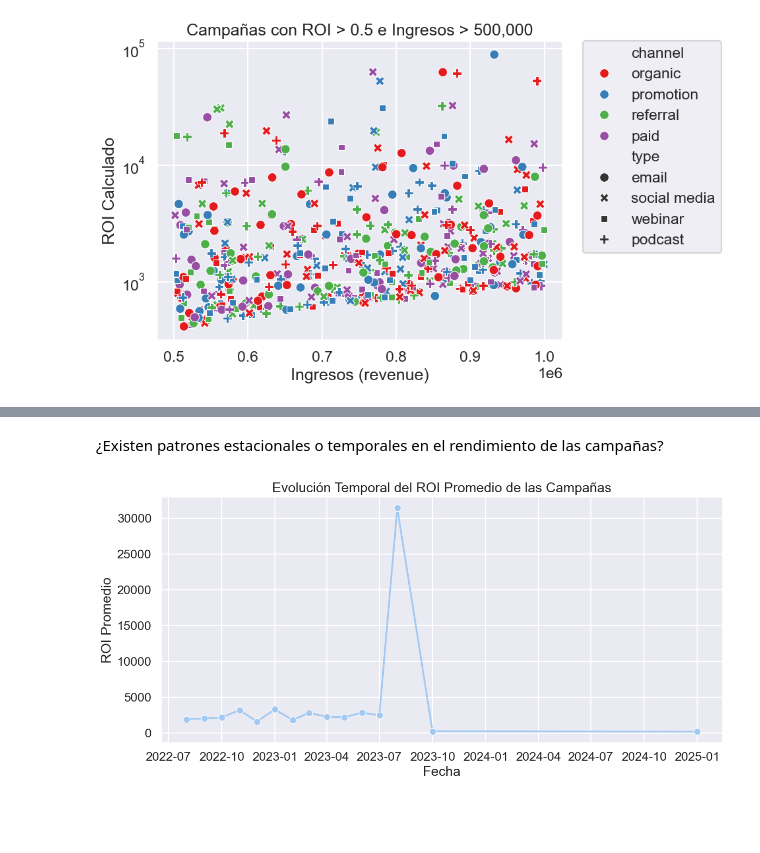
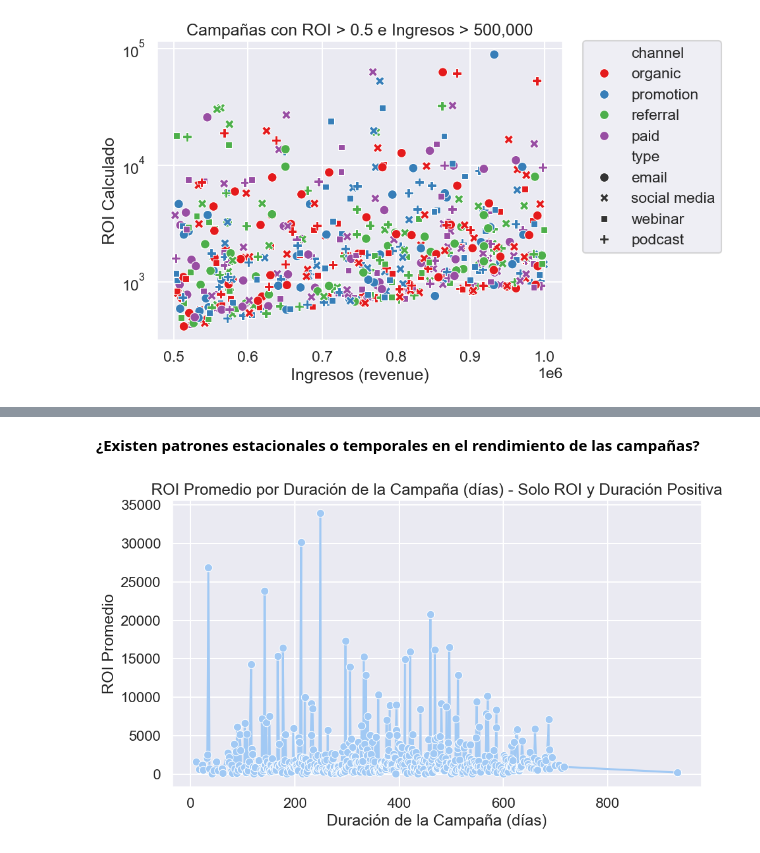
Before and after one commit to BelenP09/analisis_campa-a_marketing, a Jupyter notebook: Notebook/notebook.ipynb, the cells around one changed output, grey strips where cells are left out. Cells and saved outputs as stored; diff of their text form; code cells hidden in the pictures; blank space fills up the shorter version.

```diff
--- a/Notebook/notebook.ipynb
+++ b/Notebook/notebook.ipynb
@@ -406,27 +464,16 @@ plt.show()
 # %% [markdown]
-¿Existen patrones estacionales o temporales en el rendimiento de las campañas?
+**¿Existen patrones estacionales o temporales en el rendimiento de las campañas?**
 # %%
-# Convertir la columna de fecha a datetime si no lo está
-if not np.issubdtype(df['start_date'].dtype, np.datetime64):
-    df['start_date'] = pd.to_datetime(df['start_date'])
+# Filtrar campañas con ROI promedio positivo y duración positiva
+roi_por_duracion_positiva = roi_por_duracion[(roi_por_duracion['roi_calculado'] > 0) & (roi_por_duracion['duration_day'] > 0)]
 
-# Extraer año y mes para análisis temporal
-df['year'] = df['start_date'].dt.year
-df['month'] = df['start_date'].dt.month
-
-# Calcular el ROI promedio por mes y año
-roi_mensual = df.groupby(['year', 'month'])['roi_calculado'].mean().reset_index()
-
-# Crear una columna de fecha para el eje x
-roi_mensual['period'] = pd.to_datetime(roi_mensual['year'].astype(str) + '-' + roi_mensual['month'].astype(str) + '-01')
-
-# Visualizar la evolución temporal del ROI
-plt.figure(figsize=(12,6))
-sns.lineplot(x='period', y='roi_calculado', data=roi_mensual, marker='o')
-plt.title('Evolución Temporal del ROI Promedio de las Campañas')
-plt.xlabel('Fecha')
+# Graficar ROI promedio por duración de campaña (solo positivos y duración positiva)
+plt.figure(figsize=(10,6))
+sns.lineplot(x='duration_day', y='roi_calculado', data=roi_por_duracion_positiva, marker='o')
+plt.title('ROI Promedio por Duración de la Campaña (días) - Solo ROI y Duración Positiva')
+plt.xlabel('Duración de la Campaña (días)')
 plt.ylabel('ROI Promedio')
 plt.tight_layout()
 plt.show()
 # %% [output]
-[figure, old version]
+[figure, new version]
```
Also changed, not shown: parts of 30 cells of this notebook, 2 other files.
